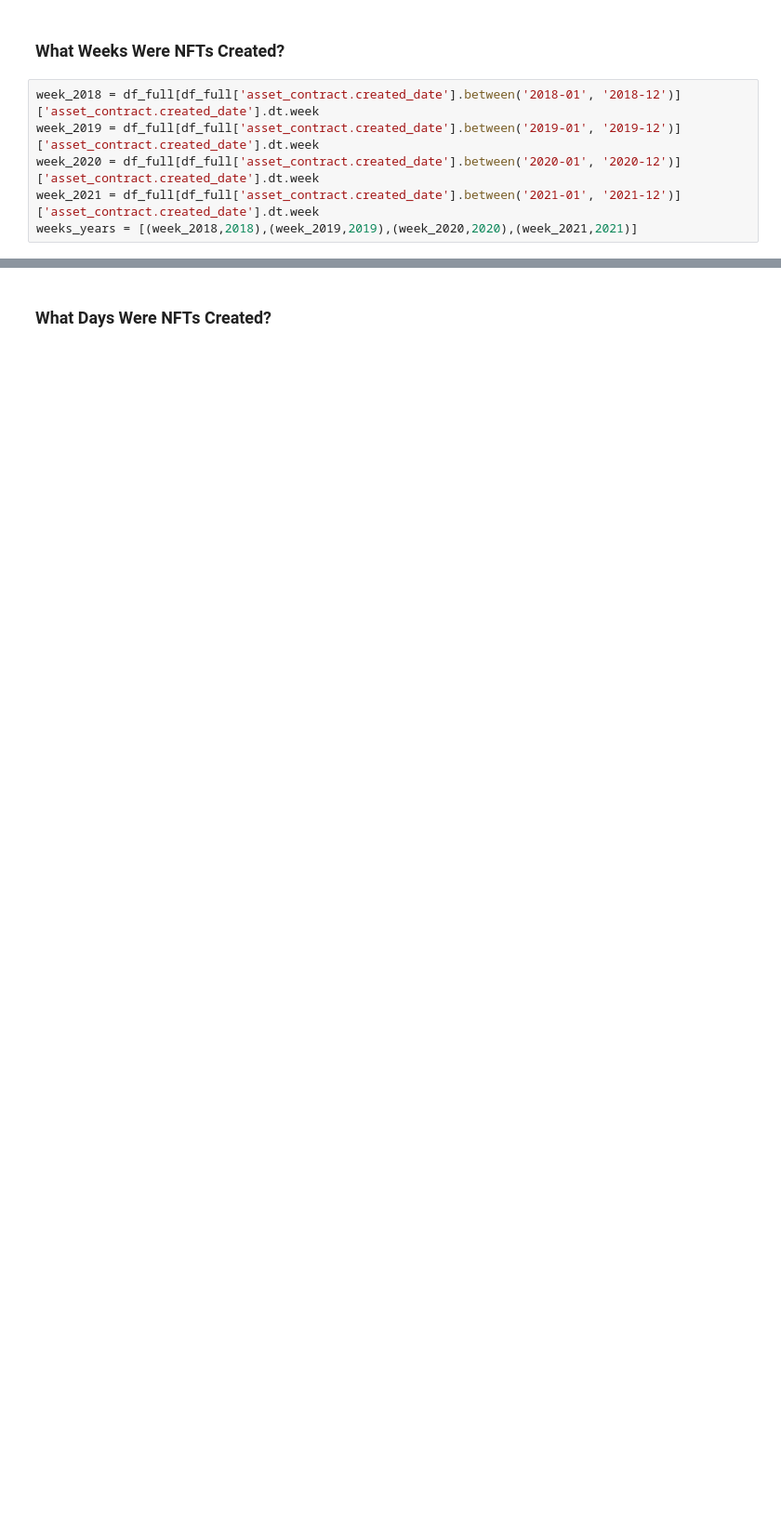
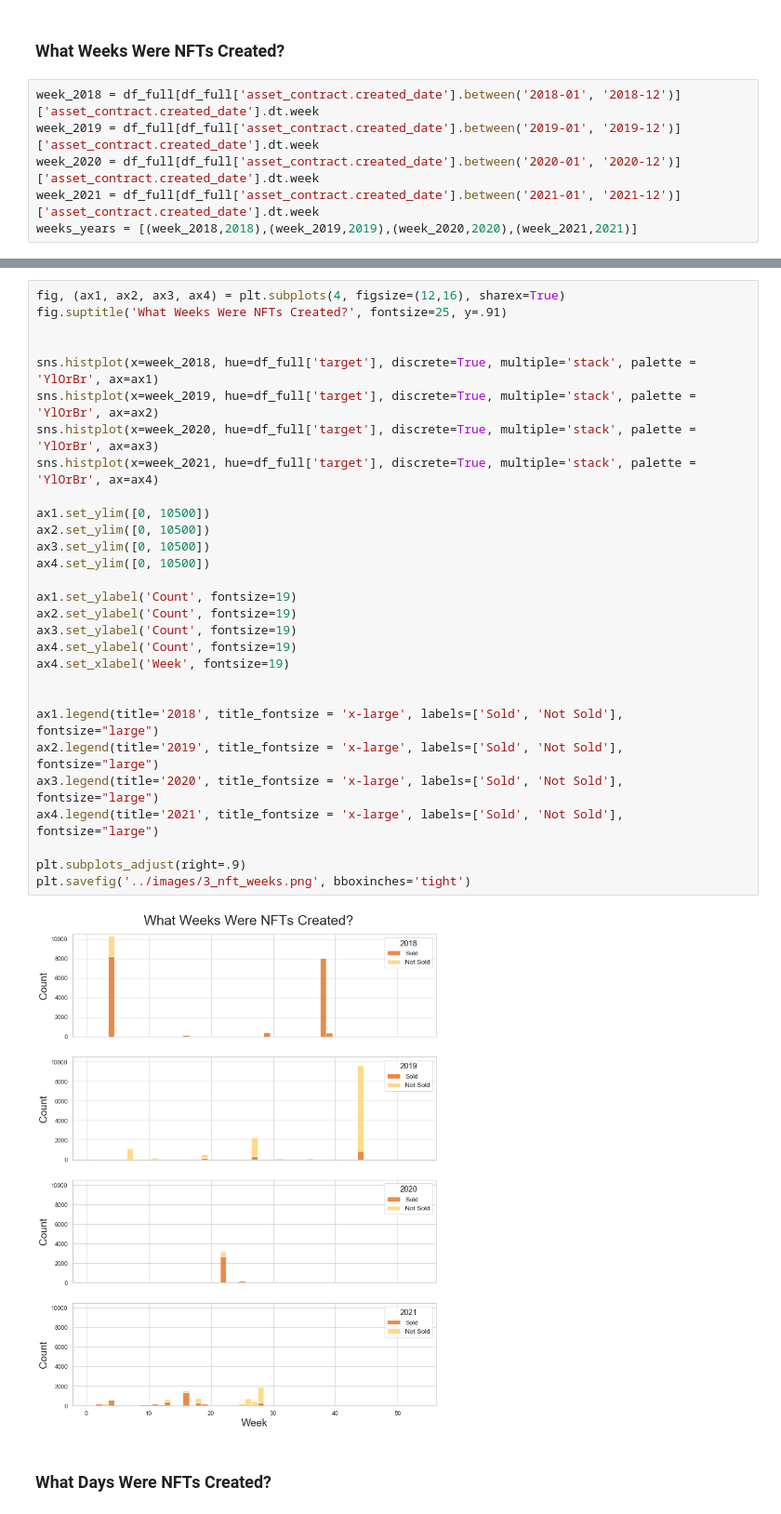
Before and after one commit to shawnjohnsamuel/nft-sale-prediction, a Jupyter notebook: notebooks/5_visualizations.ipynb, the cells around one changed output, grey strips where cells are left out. Shown at 93% size. Drawn from its saved outputs; the diff is of its cells as text; blank space fills up the shorter version.

```diff
--- a/notebooks/5_visualizations.ipynb
+++ b/notebooks/5_visualizations.ipynb
@@ -103,3 +80,34 @@ for week, year in weeks_years:
+# %%
+fig, (ax1, ax2, ax3, ax4) = plt.subplots(4, figsize=(12,16), sharex=True)
+fig.suptitle('What Weeks Were NFTs Created?', fontsize=25, y=.91)
+
+
+sns.histplot(x=week_2018, hue=df_full['target'], discrete=True, multiple='stack', palette = 'YlOrBr', ax=ax1)
+sns.histplot(x=week_2019, hue=df_full['target'], discrete=True, multiple='stack', palette = 'YlOrBr', ax=ax2)
+sns.histplot(x=week_2020, hue=df_full['target'], discrete=True, multiple='stack', palette = 'YlOrBr', ax=ax3)
+sns.histplot(x=week_2021, hue=df_full['target'], discrete=True, multiple='stack', palette = 'YlOrBr', ax=ax4)
+
+ax1.set_ylim([0, 10500])
+ax2.set_ylim([0, 10500])
+ax3.set_ylim([0, 10500])
+ax4.set_ylim([0, 10500])
+
+ax1.set_ylabel('Count', fontsize=19)
+ax2.set_ylabel('Count', fontsize=19)
+ax3.set_ylabel('Count', fontsize=19)
+ax4.set_ylabel('Count', fontsize=19)
+ax4.set_xlabel('Week', fontsize=19)
+
+
+ax1.legend(title='2018', title_fontsize = 'x-large', labels=['Sold', 'Not Sold'], fontsize="large")
+ax2.legend(title='2019', title_fontsize = 'x-large', labels=['Sold', 'Not Sold'], fontsize="large")
+ax3.legend(title='2020', title_fontsize = 'x-large', labels=['Sold', 'Not Sold'], fontsize="large")
+ax4.legend(title='2021', title_fontsize = 'x-large', labels=['Sold', 'Not Sold'], fontsize="large")
+
+plt.subplots_adjust(right=.9)
+plt.savefig('../images/3_nft_weeks.png', bboxinches='tight')
+# %% [output]
+[figure, added]
 # %% [markdown]
 ### What Days Were NFTs Created?
 # %%
```
Also changed, not shown: parts of 15 cells of this notebook.
